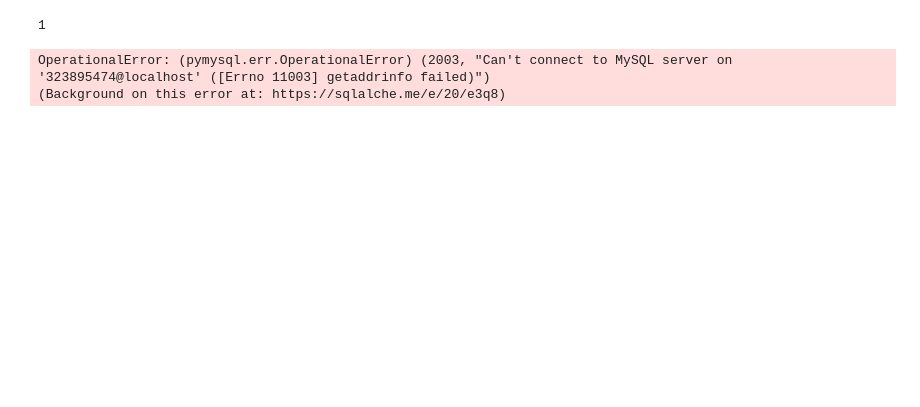
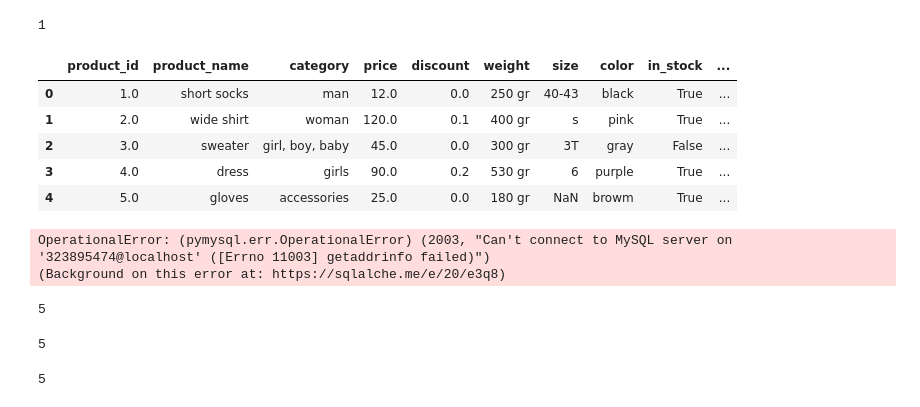
Before and after one commit to ShoshiFinkel/IntegralyticCourse, a Jupyter notebook: creating_databases/clothing_store.ipynb, the cells around one changed output. Drawn from its saved outputs; the diff is of its cells as text; code cells hidden in the pictures; blank space fills up the shorter version.

```diff
--- a/creating_databases/clothing_store.ipynb
+++ b/creating_databases/clothing_store.ipynb
@@ -132,4 +136,12 @@ conn2.close()
 # %%
 import pandas as pd
 product = pd.read_csv('product_table.csv')
+product.head()
+# %% [output]
+|  | product_id | product_name | category | price | discount | weight | size | color | in_stock | ... |
+| 0 | 1.0 | short socks | man | 12.0 | 0.0 | 250 gr | 40-43 | black | True | ... |
+| 1 | 2.0 | wide shirt | woman | 120.0 | 0.1 | 400 gr | s | pink | True | ... |
+| 2 | 3.0 | sweater | girl, boy, baby | 45.0 | 0.0 | 300 gr | 3T | gray | False | ... |
+| 3 | 4.0 | dress | girls | 90.0 | 0.2 | 530 gr | 6 | purple | True | ... |
+| 4 | 5.0 | gloves | accessories | 25.0 | 0.0 | 180 gr | NaN | browm | True | ... |
 # %%
@@ -142,3 +155,33 @@ product.to_sql('students', con = engine, if_exists = 'append', chunksize = 1000,
 # %% [output]
 OperationalError: (pymysql.err.OperationalError) (2003, "Can't connect to MySQL server on '323895474@localhost' ([Errno 11003] getaddrinfo failed)")
 (Background on this error at: https://sqlalche.me/e/20/e3q8)
+# %%
+cursor.execute('''INSERT INTO shipper (shipper_name, contact_information)
+VALUES
+("UPS", "United Parcel Service, Inc.\nAddress: 55 Glenlake Pkwy NE, Atlanta, GA 30328\nPhone: 1-800-742-5877\nWebsite: www.ups.com"),
+("FedEx", "FedEx Corporation\nAddress: 942 South Shady Grove Road, Memphis, TN 38120\nPhone: 1-800-463-3339\nWebsite: www.fedex.com"),
+("DHL", "DHL Express\nAddress: 1210 S Pine Island Rd, Plantation, FL 33324\nPhone: 1-800-225-5345\nWebsite: www.dhl.com"),
+("USPS", "United States Postal Service\nAddress: 475 L'Enfant Plaza SW, Washington, DC 20260\nPhone: 1-800-275-8777\nWebsite: www.usps.com"),
+("Amazon Logistics", "Amazon.com, Inc.\nAddress: 410 Terry Ave N, Seattle, WA 98109\nPhone: 1-888-280-4331\nWebsite: logistics.amazon.com");''')
+# %% [output]
+5
+# %%
+cursor.execute('''INSERT INTO shipping_cost (range_of_weight, price)
+VALUES
+("0-1 lbs", 5.99),
+("1-5 lbs", 12.99),
+("5-10 lbs", 24.99),
+("10-20 lbs", 44.99),
+("20-50 lbs", 79.99);''')
+# %% [output]
+5
+# %%
+cursor.execute('''INSERT INTO product (product_name, category, price, discount, weight, size, color, in_stock)
+VALUES
+("Men's Shirt", 'man', 29.99, 0.10, 0.75, 'M', 'blue', 'true'),
+("Women's Dress", 'woman', 49.99, 0.20, 1.25, 'L', 'red', 'true'),
+("Girl's Skirt", 'girl', 19.99, NULL, 0.50, 'S', 'pink', 'true'),
+("Boy's T-Shirt", 'boy', 14.99, 0.15, 0.40, 'XS', 'green', 'true'),
+("Baby's Romper", 'baby', 9.99, 0.05, 0.25, '0-3 months', 'yellow', 'false');''')
+# %% [output]
+5
```
Also changed, not shown: parts of 4 cells of this notebook, 1 other file.
